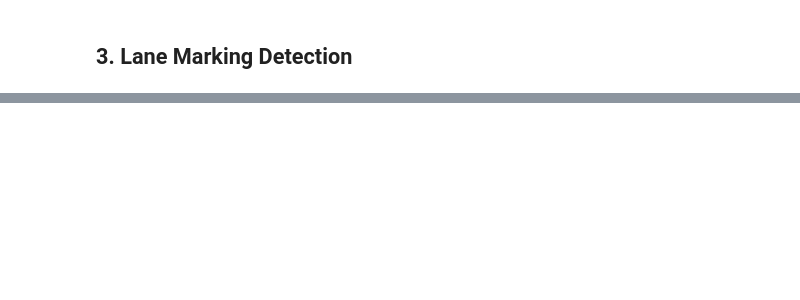
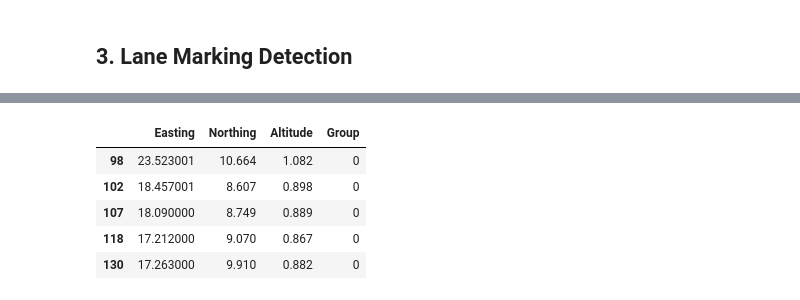
Before and after one commit to jacobyu-dev/Pointpillar_AB3DMOT_ROS_MAC, a Jupyter notebook: catkin_ws/src/pcl_ld/scripts/Pointcloud_LaneMarking_Detection.ipynb, the cells around one changed output, grey strips where cells are left out. Drawn from its saved outputs; the diff is of its cells as text; code cells hidden in the pictures; blank space fills up the shorter version.

```diff
--- a/catkin_ws/src/pcl_ld/scripts/Pointcloud_LaneMarking_Detection.ipynb
+++ b/catkin_ws/src/pcl_ld/scripts/Pointcloud_LaneMarking_Detection.ipynb
@@ -169,3 +216,10 @@ n_noise_ = list(labels).count(-1)
+# %%
+db_scaler = DBSCAN(eps=0.6, min_samples=30).fit(X_scaler)
+#eps: The maximum distance between two samples for one to be considered as in the neighborhood of the other. (default=0.5)
+#min_samplesint: The number of samples (or total weight) in a neighborhood for a point to be considered as a core point.(default=5)
+labels_scaler = db_scaler.labels_
+n_clusters_scaler_ = len(set(labels_scaler)) - (1 if -1 in labels_scaler else 0)
+n_noise_scaler = list(labels_scaler).count(-1)
 # %%
 lanes_df["Group"] = labels
 cluster_df = lanes_df[["Easting", "Northing", "Altitude", "Group"]]
@@ -181,0 +249,13 @@ cluster_df.head()
+# %%
+lanes_df["Group"] = labels_scaler
+cluster_df_scaler = lanes_df[["Easting", "Northing", "Altitude", "Group"]]
+cluster_df_scaler = cluster_df_scaler[cluster_df_scaler["Group"]>=0]
+cluster_df_scaler.to_csv("./clustering_scaler.xyz",index=False)
+cluster_df_scaler.head()
+# %% [output]
+|  | Easting | Northing | Altitude | Group |
+| 98 | 23.523001 | 10.664 | 1.082 | 0 |
+| 102 | 18.457001 | 8.607 | 0.898 | 0 |
+| 107 | 18.090000 | 8.749 | 0.889 | 0 |
+| 118 | 17.212000 | 9.070 | 0.867 | 0 |
+| 130 | 17.263000 | 9.910 | 0.882 | 0 |
```
Also changed, not shown: parts of 37 cells of this notebook, 11 other files.
